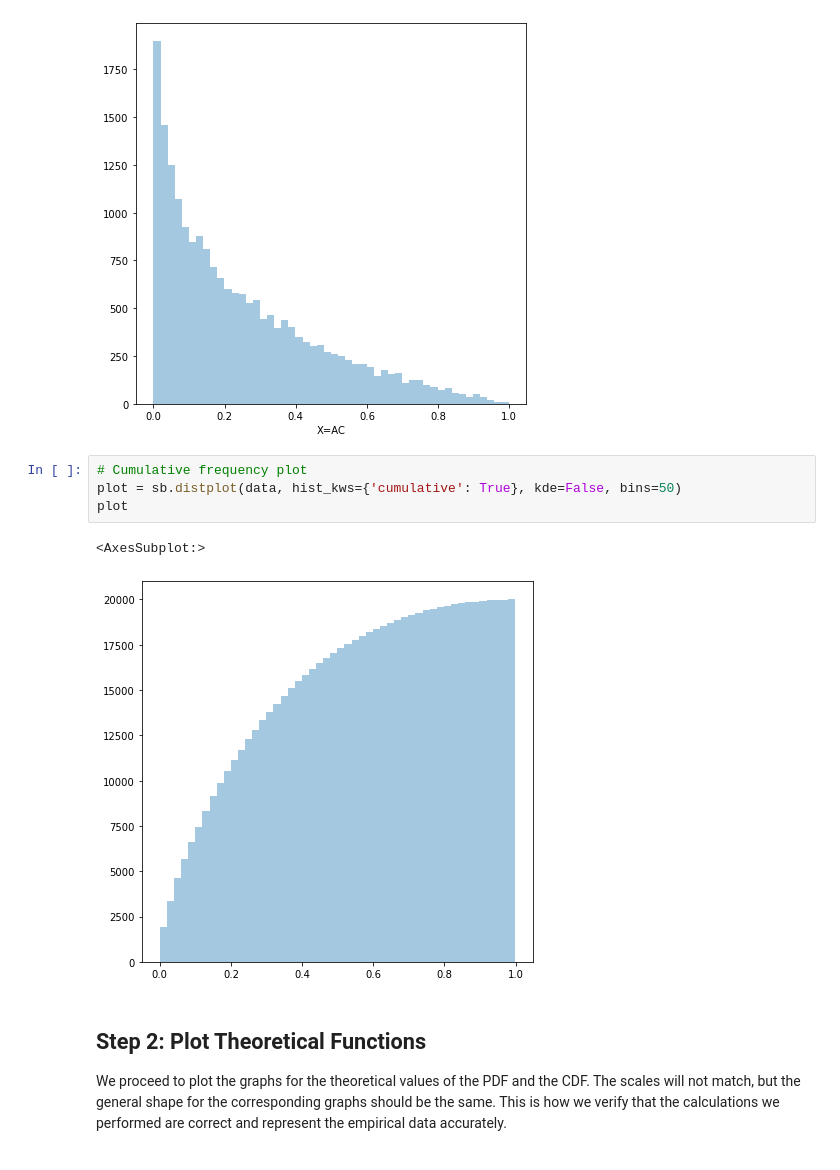
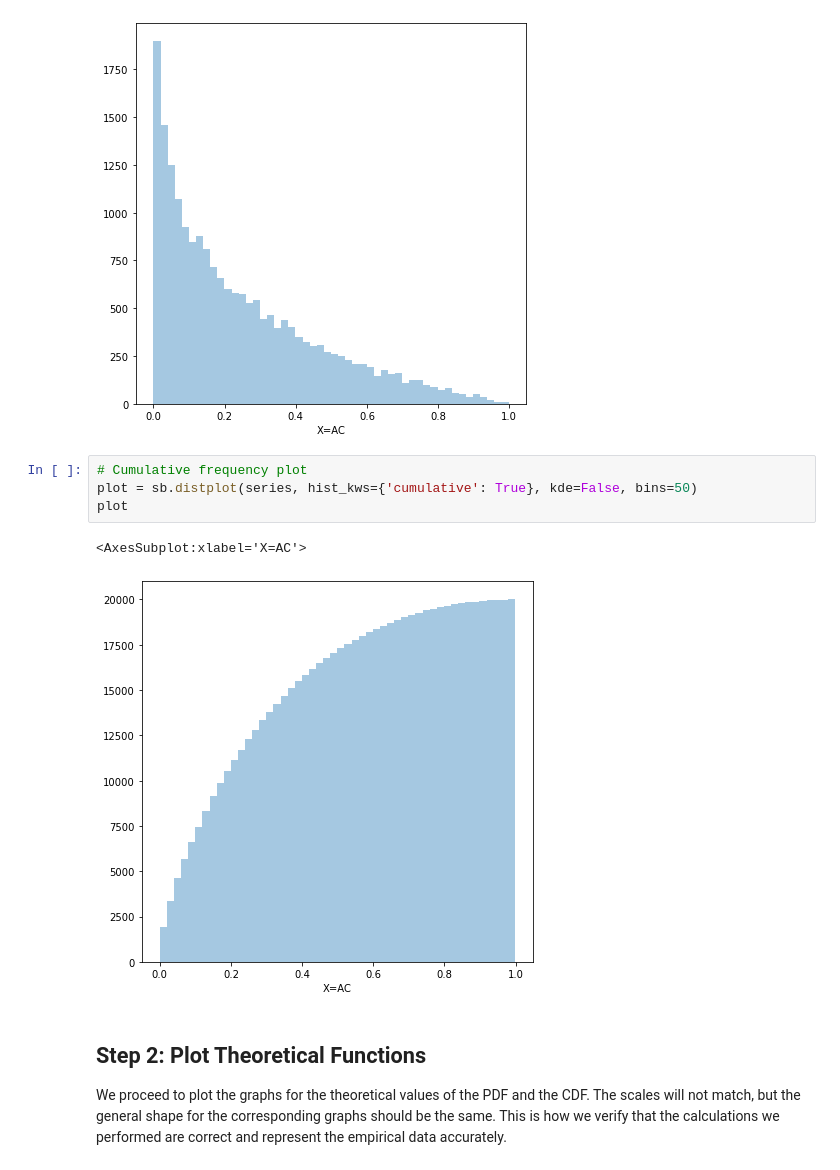
Before and after one commit to hungrybluedev/root-from-parameters, a Jupyter notebook: Comparison of theoretical and empirical PDF and CDF.ipynb, the cells around one changed output. Drawn from its saved outputs; the diff is of its cells as text.

```diff
--- a/Comparison of theoretical and empirical PDF and CDF.ipynb
+++ b/Comparison of theoretical and empirical PDF and CDF.ipynb
@@ -45,11 +45,11 @@ plot
 [figure]
 # %%
 # Cumulative frequency plot
-plot = sb.distplot(data, hist_kws={'cumulative': True}, kde=False, bins=50)
+plot = sb.distplot(series, hist_kws={'cumulative': True}, kde=False, bins=50)
 plot
 # %% [output]
-<AxesSubplot:>
+<AxesSubplot:xlabel='X=AC'>
-[figure, old version]
+[figure, new version]
 # %% [markdown]
 ## Step 2: Plot Theoretical Functions
 
```
